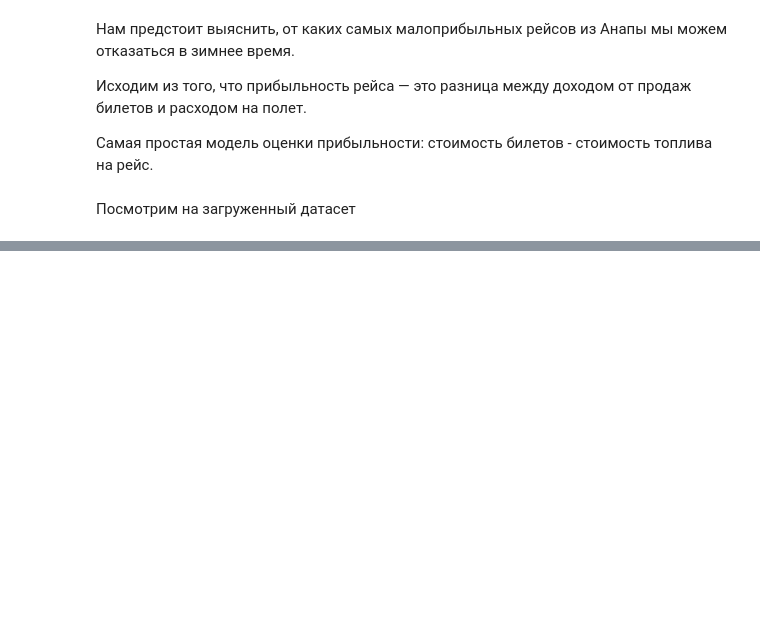
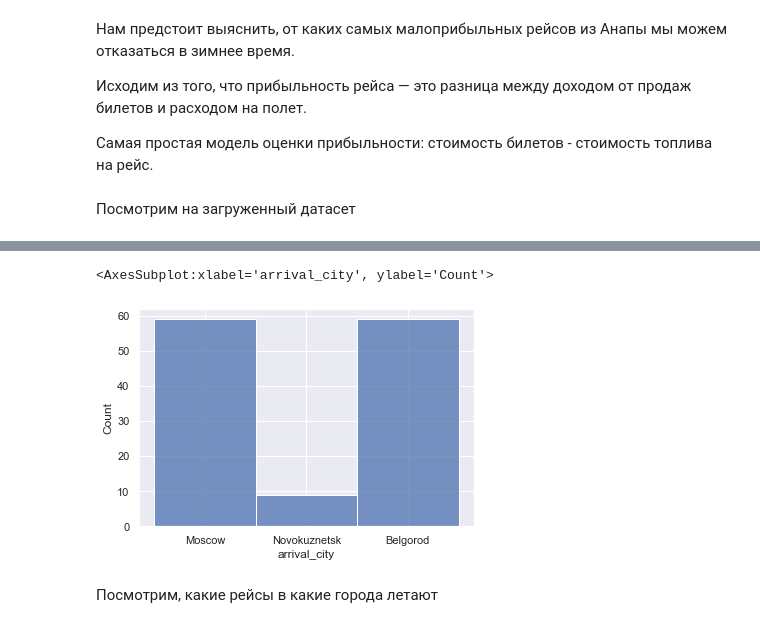
Before and after one commit to UndyingSerpent/skillfactory, a Jupyter notebook: module_4/Project_4.ipynb, the cells around one changed output, grey strips where cells are left out. Drawn from its saved outputs; the diff is of its cells as text; code cells hidden in the pictures; blank space fills up the shorter version.

```diff
--- a/module_4/Project_4.ipynb
+++ b/module_4/Project_4.ipynb
@@ -83,0 +157,7 @@ total_amount = Стоимость проданных билетов на рей
+# %%
+sns.histplot(flights['arrival_city'])
+# %% [output]
+<AxesSubplot:xlabel='arrival_city', ylabel='Count'>
+[figure, added]
+# %% [markdown]
+Посмотрим, какие рейсы в какие города летают
```
Also changed, not shown: parts of 53 cells of this notebook.
